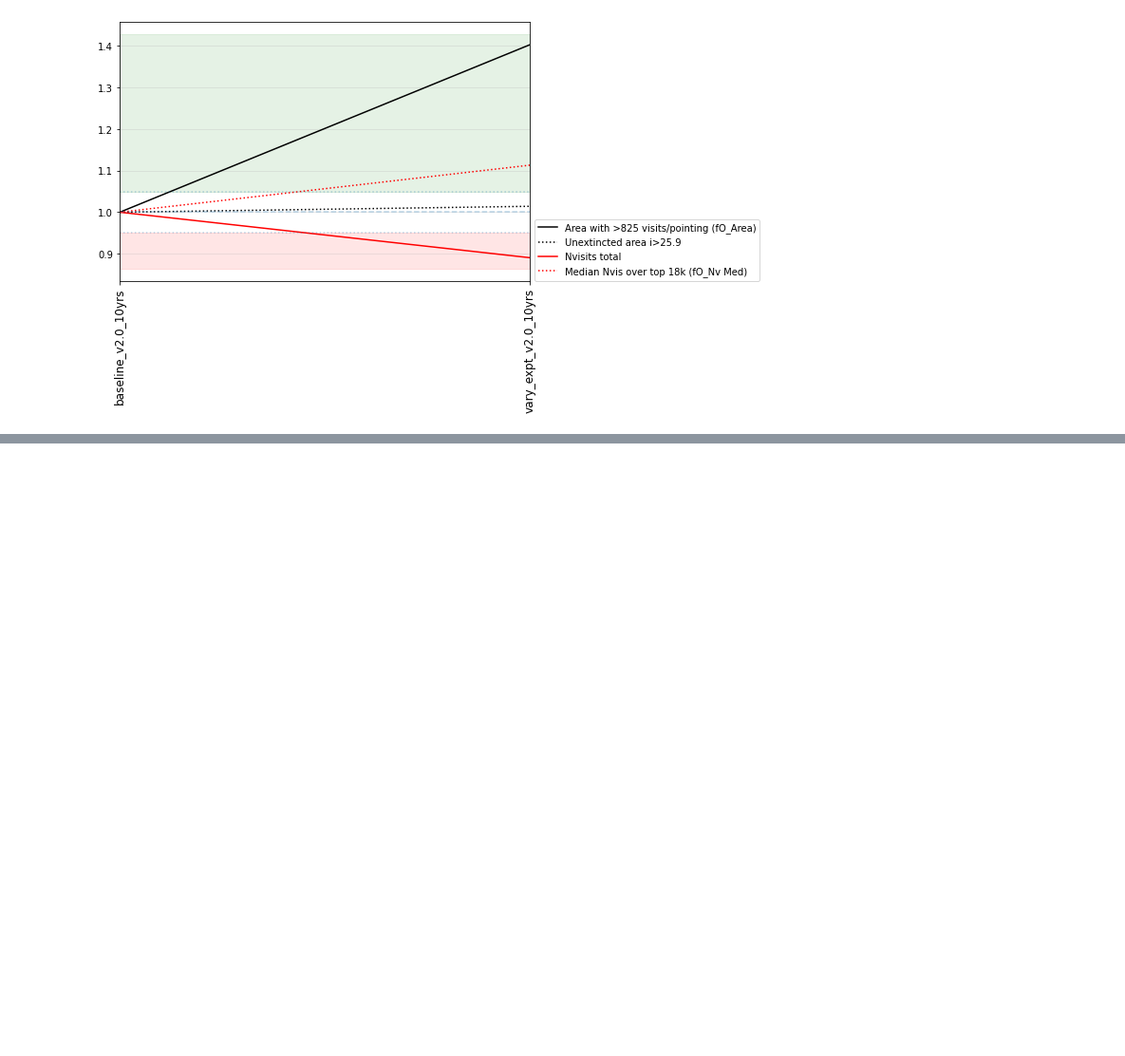
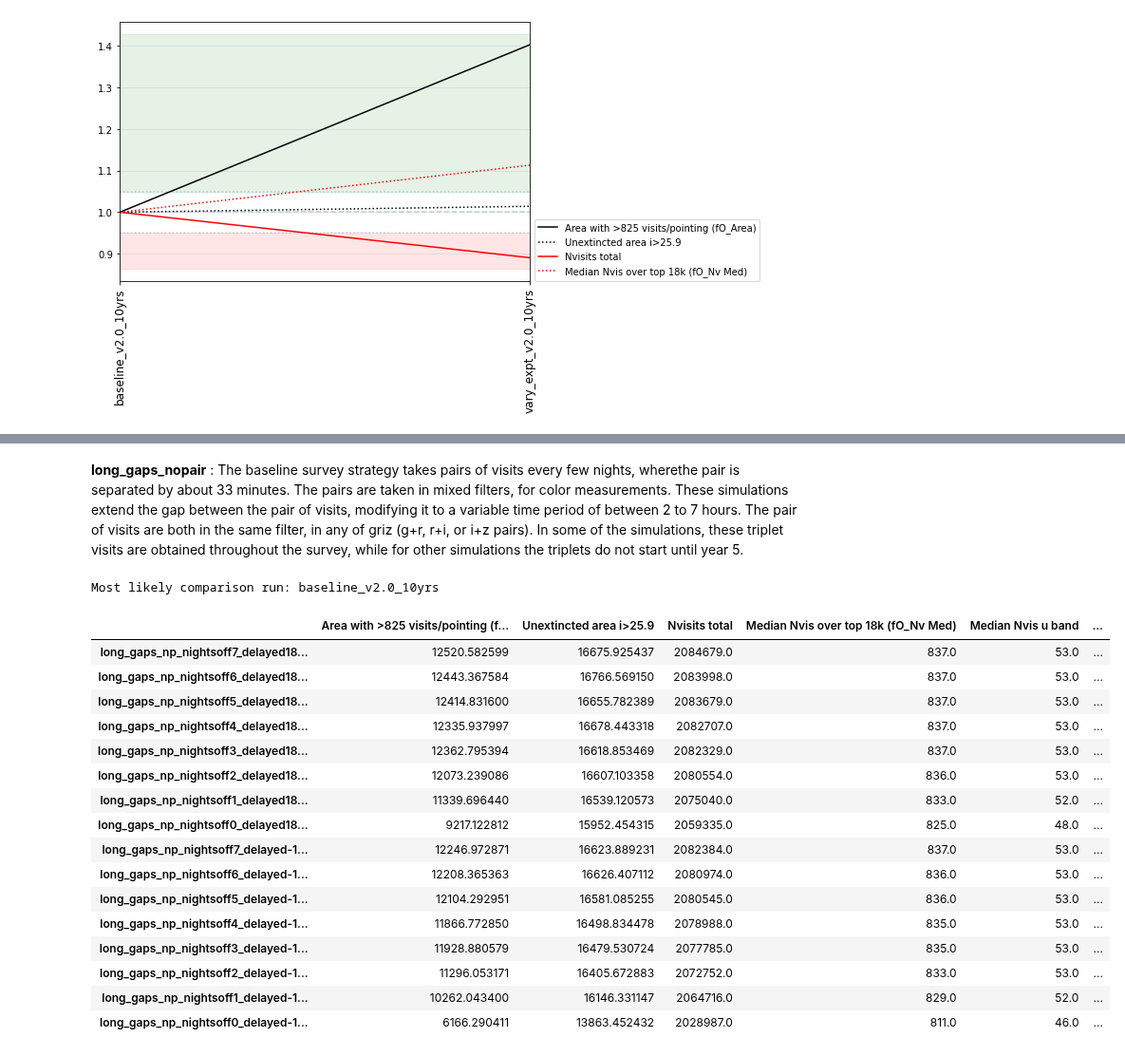
Before and after one commit to lsst-pst/survey_strategy, a Jupyter notebook: fbs_2.0/SummaryInfo_v2.0.ipynb, the cells around one changed output, grey strips where cells are left out. Shown at 95% size. Saved outputs shown, nothing was run; the diff lists cells and outputs as text; code cells hidden in the pictures; blank space fills up the shorter version.

```diff
--- a/fbs_2.0/SummaryInfo_v2.0.ipynb
+++ b/fbs_2.0/SummaryInfo_v2.0.ipynb
@@ -275,0 +334,22 @@ runs.plot_areaNvis(k)
+# %%
+runs.family_info('long_gaps_nopair')
+# %% [output]
+**long_gaps_nopair** : The baseline survey strategy takes pairs of visits every few nights, wherethe pair is separated by about 33 minutes. The pairs are taken in mixed filters, for color measurements. These simulations extend the gap between the pair of visits, modifying it to a variable time period of between 2 to 7 hours. The pair of visits are both in the same filter, in any of griz (g+r, r+i, or i+z pairs). In some of the simulations, these triplet visits are obtained throughout the survey, while for other simulations the triplets do not start until year 5.
+Most likely comparison run: baseline_v2.0_10yrs
+|  | Area with >825 visits/pointing (f... | Unextincted area i>25.9 | Nvisits total | Median Nvis over top 18k (fO_Nv Med) | Median Nvis u band | ... |
+| long_gaps_np_nightsoff7_delayed18... | 12520.582599 | 16675.925437 | 2084679.0 | 837.0 | 53.0 | ... |
+| long_gaps_np_nightsoff6_delayed18... | 12443.367584 | 16766.569150 | 2083998.0 | 837.0 | 53.0 | ... |
+| long_gaps_np_nightsoff5_delayed18... | 12414.831600 | 16655.782389 | 2083679.0 | 837.0 | 53.0 | ... |
+| long_gaps_np_nightsoff4_delayed18... | 12335.937997 | 16678.443318 | 2082707.0 | 837.0 | 53.0 | ... |
+| long_gaps_np_nightsoff3_delayed18... | 12362.795394 | 16618.853469 | 2082329.0 | 837.0 | 53.0 | ... |
+| long_gaps_np_nightsoff2_delayed18... | 12073.239086 | 16607.103358 | 2080554.0 | 836.0 | 53.0 | ... |
+| long_gaps_np_nightsoff1_delayed18... | 11339.696440 | 16539.120573 | 2075040.0 | 833.0 | 52.0 | ... |
+| long_gaps_np_nightsoff0_delayed18... | 9217.122812 | 15952.454315 | 2059335.0 | 825.0 | 48.0 | ... |
+| long_gaps_np_nightsoff7_delayed-1... | 12246.972871 | 16623.889231 | 2082384.0 | 837.0 | 53.0 | ... |
+| long_gaps_np_nightsoff6_delayed-1... | 12208.365363 | 16626.407112 | 2080974.0 | 836.0 | 53.0 | ... |
+| long_gaps_np_nightsoff5_delayed-1... | 12104.292951 | 16581.085255 | 2080545.0 | 836.0 | 53.0 | ... |
+| long_gaps_np_nightsoff4_delayed-1... | 11866.772850 | 16498.834478 | 2078988.0 | 835.0 | 53.0 | ... |
+| long_gaps_np_nightsoff3_delayed-1... | 11928.880579 | 16479.530724 | 2077785.0 | 835.0 | 53.0 | ... |
+| long_gaps_np_nightsoff2_delayed-1... | 11296.053171 | 16405.672883 | 2072752.0 | 833.0 | 53.0 | ... |
+| long_gaps_np_nightsoff1_delayed-1... | 10262.043400 | 16146.331147 | 2064716.0 | 829.0 | 52.0 | ... |
+| long_gaps_np_nightsoff0_delayed-1... | 6166.290411 | 13863.452432 | 2028987.0 | 811.0 | 46.0 | ... |
```
Also changed, not shown: parts of 4 cells of this notebook.
